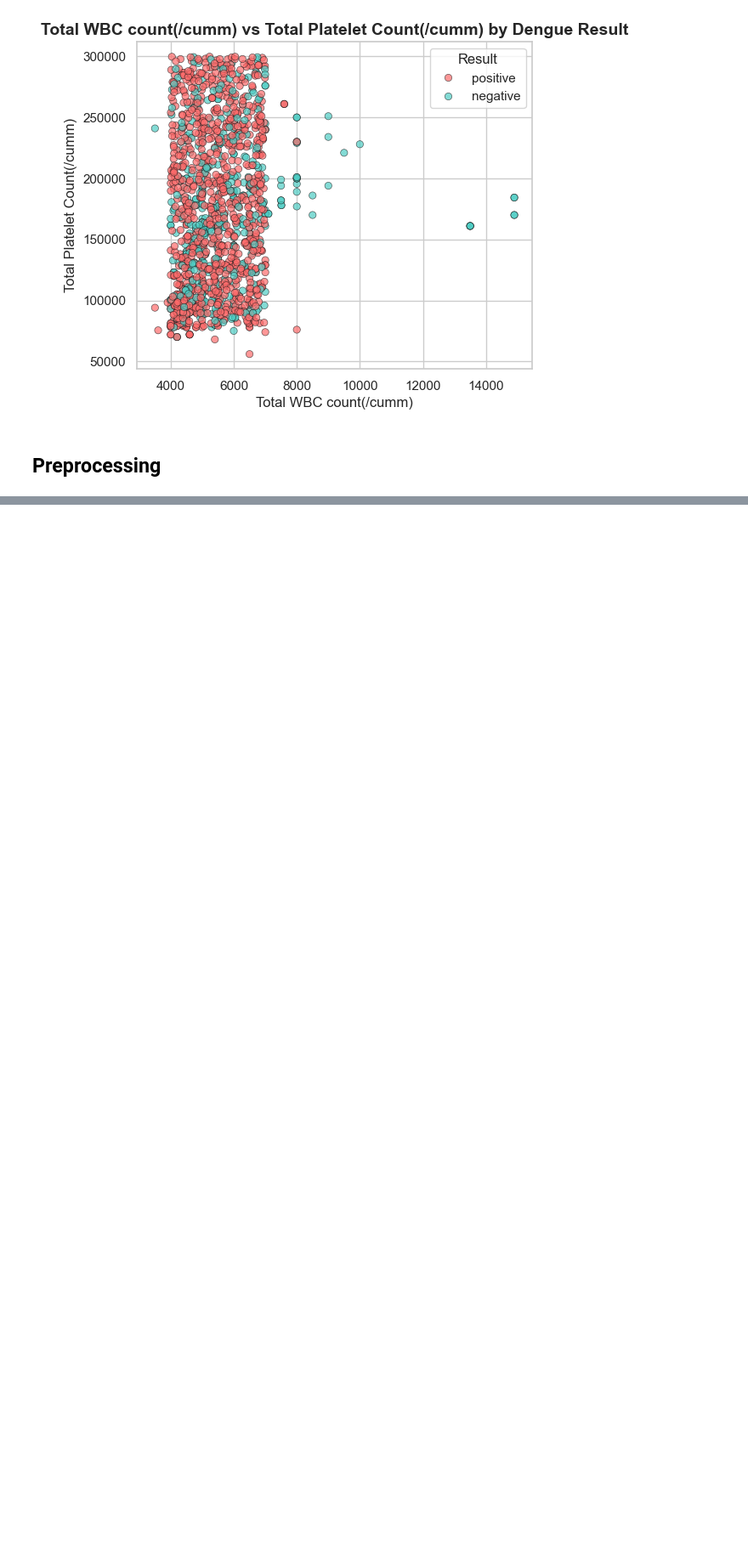
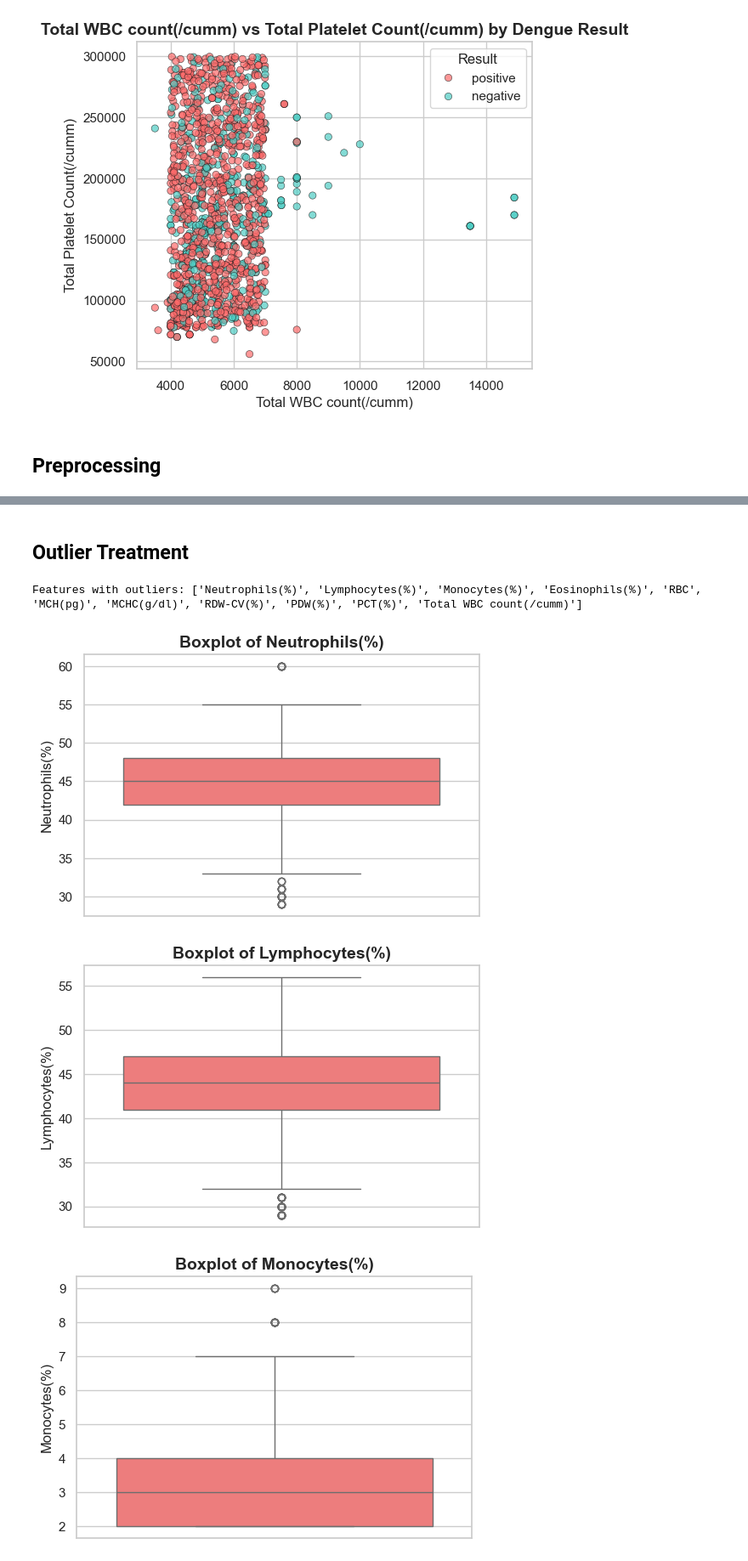
Before and after one commit to murad-02/Dengue_Fever, a Jupyter notebook: NotebookFile/main.ipynb, the cells around one changed output, grey strips where cells are left out. Shown at 85% size. Cells and saved outputs as stored; diff of their text form; code cells hidden in the pictures; blank space fills up the shorter version.

```diff
--- a/NotebookFile/main.ipynb
+++ b/NotebookFile/main.ipynb
@@ -217,0 +236,14 @@ for f1, f2 in combinations(features, 2):
+# %%
+from sklearn.preprocessing import LabelEncoder
+
+# Initialize encoder
+le = LabelEncoder()
+
+# Encode Gender
+df['Gender'] = le.fit_transform(df['Gender'])  # Male=1, Female=0 (or vice versa)
+
+# Encode Result
+df['Result'] = le.fit_transform(df['Result'])  # Negative=0, Positive=1 (or vice versa)
+
+# Verify
+print(df[['Gender', 'Result']].head())
@@ -217,0 +282,33 @@ for f1, f2 in combinations(features, 2):
+# %% [markdown]
+## Outlier Treatment
+# %%
+# Select numerical columns (exclude target)
+numeric_cols = df.select_dtypes(include=np.number).columns.drop('Result')
+
+# Identify features with outliers using IQR
+features_with_outliers = []
+
+for col in numeric_cols:
+    Q1 = df[col].quantile(0.25)
+    Q3 = df[col].quantile(0.75)
+    IQR = Q3 - Q1
+    lower = Q1 - 1.5 * IQR
+    upper = Q3 + 1.5 * IQR
+
+    if df[(df[col] < lower) | (df[col] > upper)].shape[0] > 0:
+        features_with_outliers.append(col)
+
+print("Features with outliers:", features_with_outliers)
+
+# Plot each feature separately
+for col in features_with_outliers:
+    plt.figure(figsize=(6,4))
+    sns.boxplot(y=df[col], color='#FF6B6B')
+    plt.title(f'Boxplot of {col}', fontsize=14, weight='bold')
+    plt.ylabel(col, fontsize=12)
+    plt.show()
+# %% [output]
+Features with outliers: ['Neutrophils(%)', 'Lymphocytes(%)', 'Monocytes(%)', 'Eosinophils(%)', 'RBC', 'MCH(pg)', 'MCHC(g/dl)', 'RDW-CV(%)', 'PDW(%)', 'PCT(%)', 'Total WBC count(/cumm)']
+[figure, added]
+[figure, added]
+[figure, added]
```
Also changed, not shown: parts of 17 cells of this notebook.
